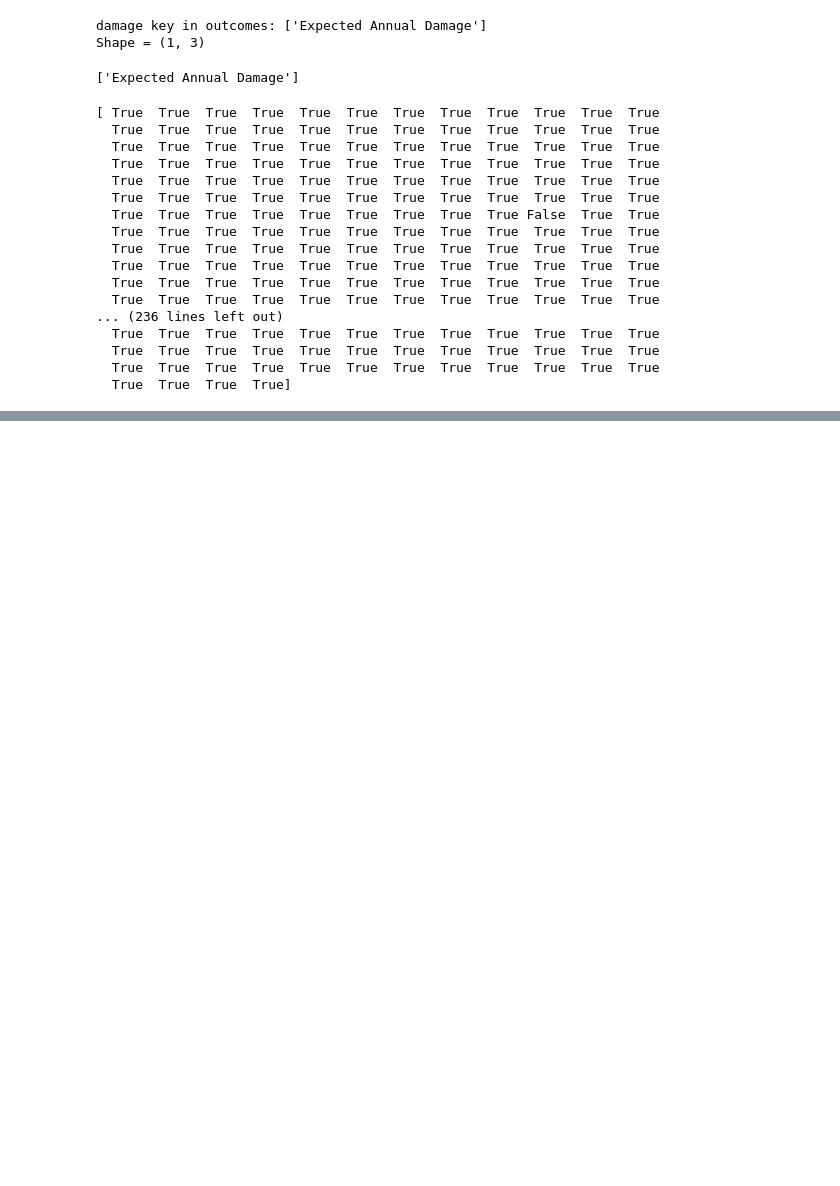
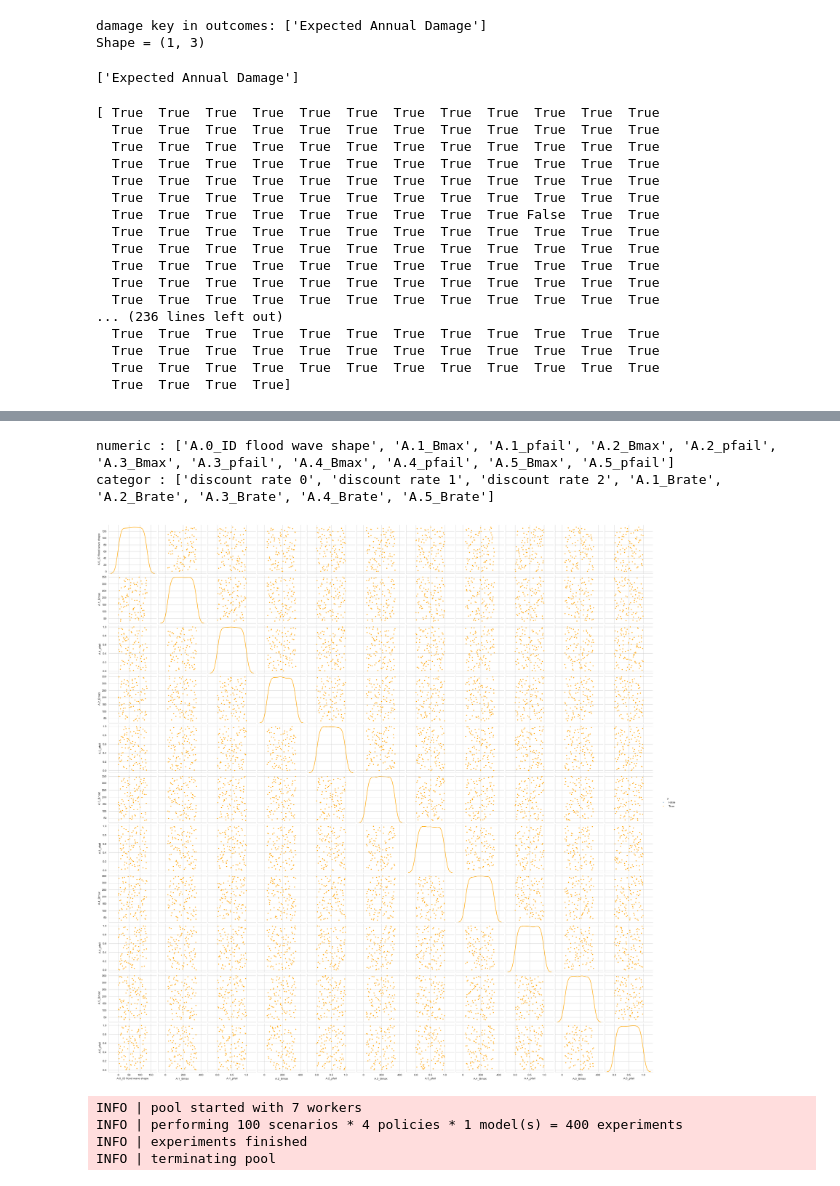
Before and after one commit to jmcbeelen/EPA141A, a Jupyter notebook: final assignment/Scenario Discovery.ipynb, the cells around one changed output, grey strips where cells are left out. Cells and saved outputs as stored; diff of their text form; code cells hidden in the pictures; blank space fills up the shorter version.

```diff
--- a/final assignment/Scenario Discovery.ipynb
+++ b/final assignment/Scenario Discovery.ipynb
@@ -228,0 +402,3 @@ print(target_rfr)
+# %%
+for k, v in outcomes.items():
+    print(f"{k:<35} shape={v.shape}  dtype={v.dtype}")
@@ -228,0 +597,11 @@ print(target_rfr)
+# %%
+# 1. limits-lijst uitpakken
+raw = box.box_lims[0]
+#print(raw)# neem het enige element in de lijst
+
+names = raw.columns                    # kolomnamen
+mins  = raw.iloc[0].values             # rij 0
+maxs  = raw.iloc[1].values             # rij 1
+
+df = pd.DataFrame({'min': mins, 'max': maxs}, index=names)
+print(df.head())
@@ -228,0 +634,9 @@ print(target_rfr)
+# %%
+if __name__ == "__main__":
+    model, _ = get_model_for_problem_formulation(5)
+    scenarios=100
+    policies=4
+    with MultiprocessingEvaluator(model, n_processes=-1) as evaluator:
+        results = evaluator.perform_experiments(scenarios=scenarios, policies=policies )
+
+        experiments, outcomes = results
@@ -228,0 +662,40 @@ print(target_rfr)
+# %%
+num_vars  = [v for v in vars_ if pd.api.types.is_numeric_dtype(experiments[v])]
+cat_vars  = [v for v in vars_ if v not in num_vars]
+
+print("numeric :", num_vars)
+print("categor :", cat_vars)
+
+# 2. DataFrame met alleen numerieke kolommen
+sub = experiments[num_vars].copy()
+sub['y'] = prim_alg.yi.astype(bool)          # booleans voor hue-kleur
+
+# 3. pairplot op de numerieke variabelen
+g = sns.pairplot(
+        sub,
+        vars=num_vars,
+        hue='y',
+        palette={False:"steelblue", True:"orange"},
+        plot_kws=dict(s=12, alpha=0.6),
+        diag_kws=dict(fill=False, common_norm=False)
+    )
+
+plt.show()
+# %% [output]
+numeric : ['A.0_ID flood wave shape', 'A.1_Bmax', 'A.1_pfail', 'A.2_Bmax', 'A.2_pfail', 'A.3_Bmax', 'A.3_pfail', 'A.4_Bmax', 'A.4_pfail', 'A.5_Bmax', 'A.5_pfail']
+categor : ['discount rate 0', 'discount rate 1', 'discount rate 2', 'A.1_Brate', 'A.2_Brate', 'A.3_Brate', 'A.4_Brate', 'A.5_Brate']
+[figure, added]
+# %%
+if __name__ == "__main__":
+    model, _ = get_model_for_problem_formulation(5)
+    scenarios=100
+    policies=4
+    with MultiprocessingEvaluator(model, n_processes=-1) as evaluator:
+        results = evaluator.perform_experiments(scenarios=scenarios, policies=policies )
+
+        experiments, outcomes = results
+# %% [output]
+INFO | pool started with 7 workers
+INFO | performing 100 scenarios * 4 policies * 1 model(s) = 400 experiments
+INFO | experiments finished
+INFO | terminating pool
```
Also changed, not shown: parts of 23 cells of this notebook, 2 other files.
